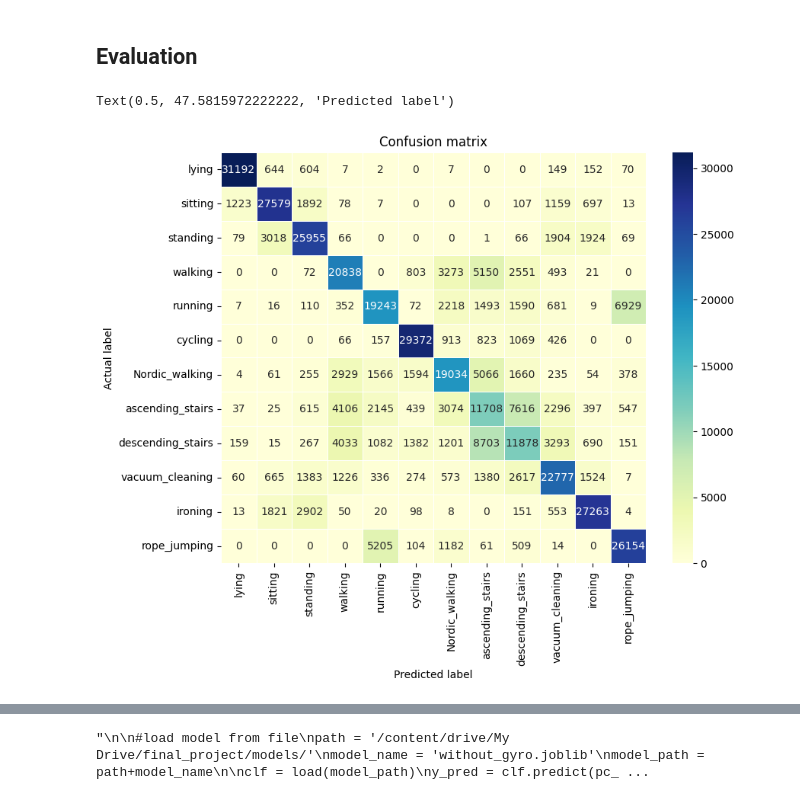
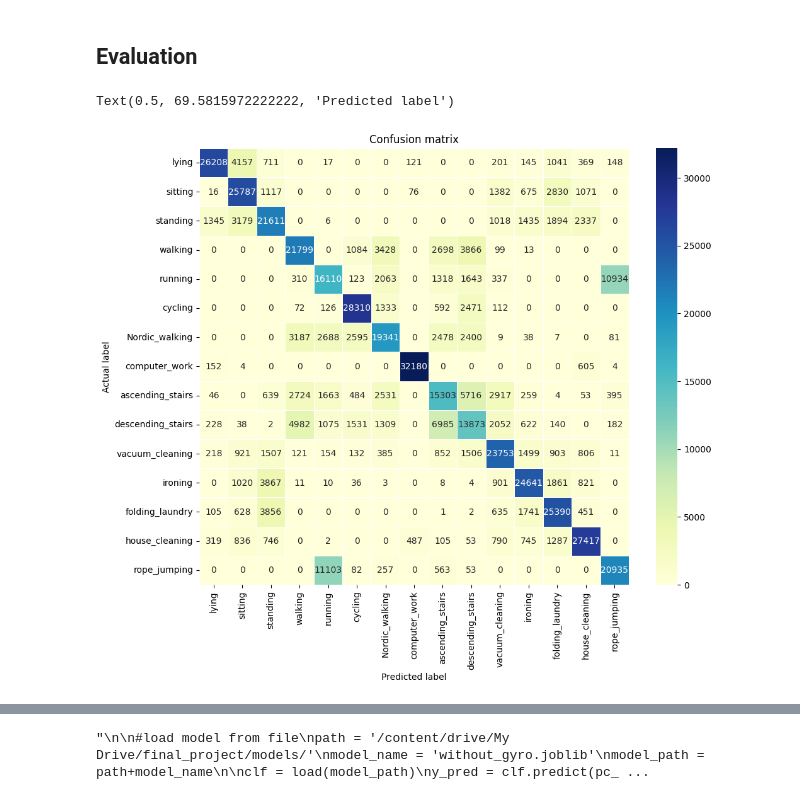
Before and after one commit to swetzel1/introduction_to_ml, a Jupyter notebook: project/final_project.ipynb, the cells around one changed output, grey strips where cells are left out. Drawn from its saved outputs; the diff is of its cells as text; code cells hidden in the pictures.

```diff
--- a/project/final_project.ipynb
+++ b/project/final_project.ipynb
@@ -108,7 +115,12 @@ raw_data = pd.DataFrame()
 for file in file_names:
     buffer = pd.read_table(file, header=None, sep='\s+')
     buffer.columns = columns #name columns
-    buffer['subject_id'] = int(file[-5]) #add subject number to table (from filename)
+    if(file[-5]=='o'):
+        buffer['subject_id'] = int(file[-7]) #add subject number to table (from filename)
+    else:
+        buffer['subject_id'] = int(file[-5]) #add subject number to table (from filename)
+
+
     raw_data = pd.concat([raw_data, buffer], ignore_index=True)
 
 raw_data.reset_index(drop=True, inplace=True)
@@ -274,14 +323,15 @@ Name: activity_id, dtype: int64
 # %%
 #naive resampling --> random undersampling --> deleting random samples of the majority class
 
-#brings everything to size of cycling
-undersample_dict = {4 :164600,
-                   17 :164600,
-                    1 :164600,
-                    3 :164600,
-                    7 :164600,
-                    2 :164600,
-                   16 :164600}
+#brings everything to same size
+undersample_dict = {4 : 164600,
+                   17 : 164600,
+                    1 : 164600,
+                    3 : 164600,
+                    7 : 164600,
+                    2 : 164600,
+                   16 : 164600,
+                   10 : 164600}
 
 undersampler = RandomUnderSampler(sampling_strategy=undersample_dict, random_state=100)
 data_resampled, y_res = undersampler.fit_resample(x_df, y_df) #takes really long
@@ -293,7 +343,10 @@ data_resampled, y_res = undersampler.fit_resample(x_df, y_df) #takes really long
 oversample_dict = {12 : 164600,
                    13 : 164600,
                     5 : 164600,
-                   24 : 164600}
+                   24 : 164600,
+                    6 : 164600,
+                   18 : 164600,
+                   19 : 164600}
 
 #oversample data using SMOTE
 sm = SMOTE(sampling_strategy=oversample_dict, random_state=100)
@@ -337,14 +398,2 @@ scaled_data[columns_to_scale] = scaler.fit_transform(data_resampled[columns_to_s
 # %% [markdown]
 ### --- Run until here, at startup ---
-# %%
-'''
-# use this paragraph, to train with unbalanced data !!!
-
-col = data.columns
-columns_to_scale = col[1:] #everything but labels
-scaled_data = data
-
-scaler = MinMaxScaler() #way better results than standardscaler
-# apply scaler
-scaled_data[columns_to_scale] = scaler.fit_transform(data[columns_to_scale])
-'''
@@ -395,19 +449,19 @@ y_pred = clf.predict(pc_val)
 # %%
 #confusion matrix
 cnf_matrix = confusion_matrix(y_val, y_pred)
 
 class_labels = np.vectorize(activity_id_dict.get)(clf.classes_)
 
 # create heatmap
-fig, ax = plt.subplots(figsize=(9,7))
+fig, ax = plt.subplots(figsize=(11,9))
 sns.heatmap(pd.DataFrame(cnf_matrix), annot=True, cmap="YlGnBu" ,fmt='g',linewidths=0.5,  xticklabels=class_labels, yticklabels=class_labels, ax=ax)
 
 plt.title('Confusion matrix')
 plt.ylabel('Actual label')
 plt.xlabel('Predicted label')
 # %% [output]
-Text(0.5, 47.5815972222222, 'Predicted label')
+Text(0.5, 69.5815972222222, 'Predicted label')
-[figure, old version]
+[figure, new version]
 # %%
 #Performance
 
```
Also changed, not shown: parts of 30 cells of this notebook.
